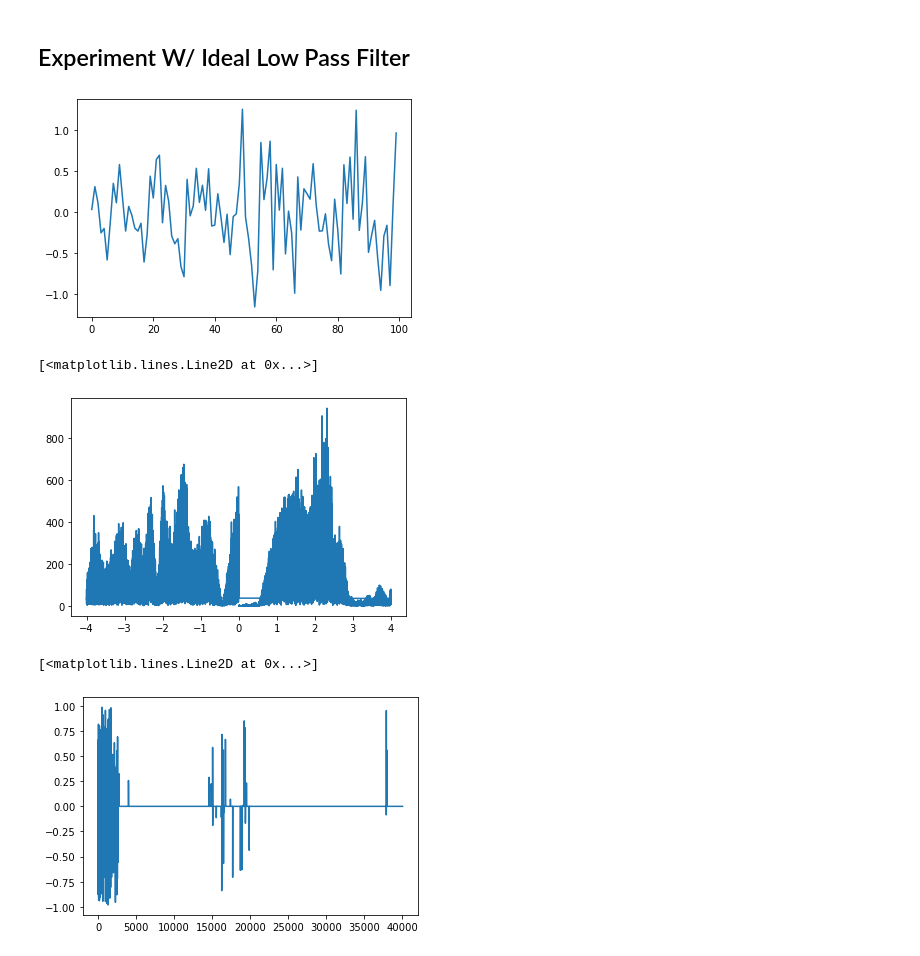
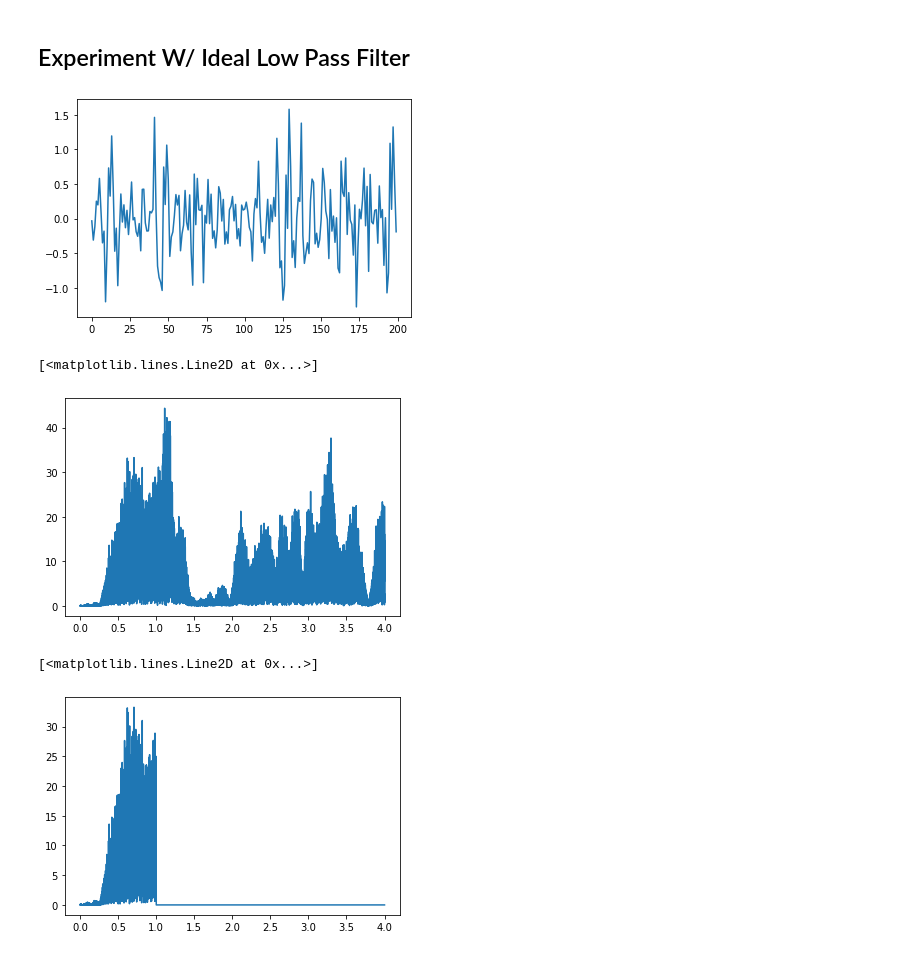
Before and after one commit to FaxMan1/Master-Thesis, a Jupyter notebook: Jupyter/JointTraining.ipynb, the cells around one changed output. Saved outputs shown, nothing was run; the diff lists cells and outputs as text; code cells hidden in the pictures.

```diff
--- a/Jupyter/JointTraining.ipynb
+++ b/Jupyter/JointTraining.ipynb
@@ -83,26 +83,27 @@ plt.show()
 # %%
 NN_tx = torch.load('../Joint_Models/Sender_cutoff1')
 Tx = NN_tx(Xtrain)
-plt.plot(Tx.detach()[0][0][:100])
+plt.plot(Tx.detach()[0][0][:200])
 plt.show()
 # %% [output]
-[figure, old version]
+[figure, new version]
 # %%
 # Calculate Fourier Transform
-Tx_freq = torch.fft.rfftn(Tx)
-xf = torch.fft.fftfreq(Tx_freq.shape[2], 1/8)
+Tx_freq = torch.fft.rfft(Tx)
+Tx_freq /= torch.sqrt(torch.mean(torch.square(Tx_freq)))
+xf = torch.fft.rfftfreq(Tx.shape[2], 1/CS.m)
 plt.plot(xf.detach(), torch.abs(Tx_freq).detach()[0][0])
 # %% [output]
 [<matplotlib.lines.Line2D at 0x...>]
-[figure, old version]
+[figure, new version]
 # %%
 # Setting everything above the cutoff frequency to zero
-Tx_freq[torch.abs(Tx_freq) > 1] = 0
-plt.plot(Tx_freq.detach()[0][0])
-
-# I use absolute values to cut off. Is that right? And why does rrft return complex values in the first place?
+cutoff = 1
+Tx_freq[0][0][xf > cutoff] = 0
+plt.plot(xf.detach(), torch.abs(Tx_freq).detach()[0][0])
+#plt.plot(Tx_freq.detach()[0][0])
 # %% [output]
 [<matplotlib.lines.Line2D at 0x...>]
-[figure, old version]
+[figure, new version]
 # %%
 # Use Inverse Fourier Transform to go back to time domain
```
Also changed, not shown: parts of 2 cells of this notebook.
